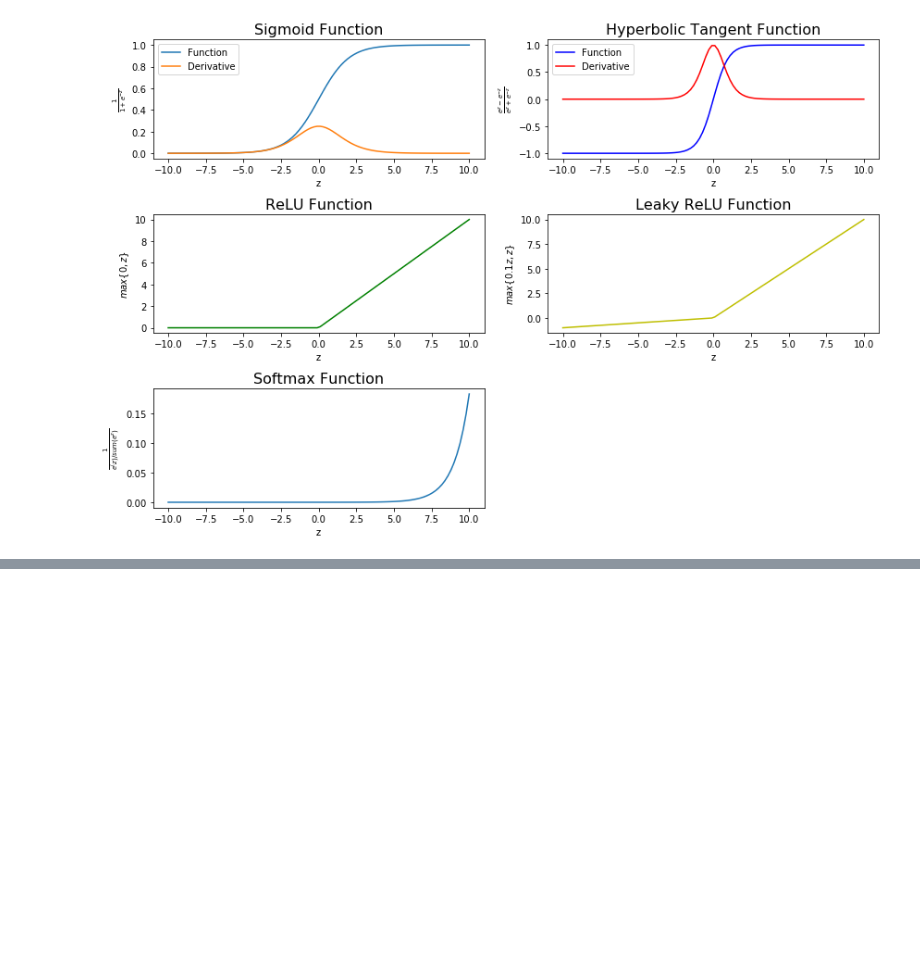
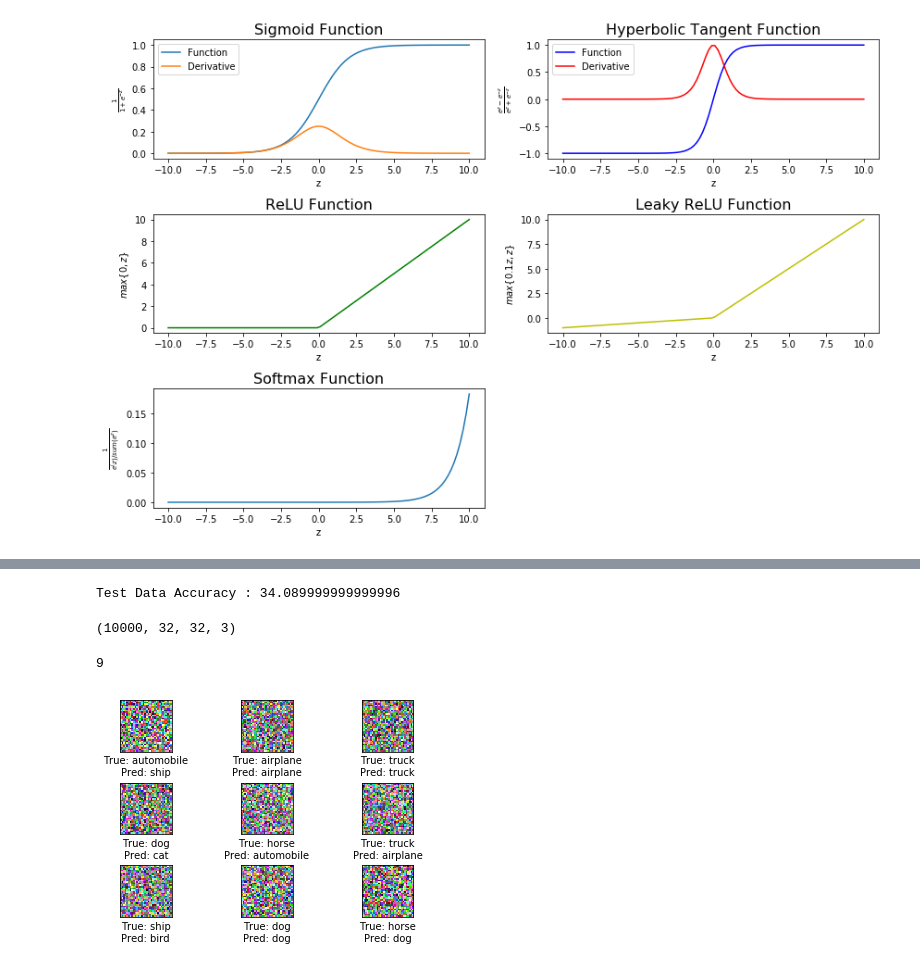
Before and after one commit to Joby2Code/DeepLearning, a Jupyter notebook: Neural_Network_poc.ipynb, the cells around one changed output, grey strips where cells are left out. Drawn from its saved outputs; the diff is of its cells as text; code cells hidden in the pictures; blank space fills up the shorter version.

Commit message:
plotting accuracy and test results

```diff
--- a/Neural_Network_poc.ipynb
+++ b/Neural_Network_poc.ipynb
@@ -707,0 +655,3 @@ Y_max[10]
+# %%
+
+Y_pred_max = np.argmax(y_pred,axis=1)
@@ -707,0 +660,24 @@ Y_max[10]
+# %%
+y_true = cls_test
+# %%
+score = accuracy_score(y_true,Y_pred_max,normalize=True)*100
+print('Test Data Accuracy : {}'.format(score))
+# %% [output]
+Test Data Accuracy : 34.089999999999996
+# %%
+images = X.reshape(10000,32,32,3)
+images.shape
+# %% [output]
+(10000, 32, 32, 3)
+# %%
+# Plot the images and labels after classification.
+cls_pred = Y_pred_max[9:18]
+cls_true = y_true[9:18].T
+images = images[9:18]
+len(images)
+# %% [output]
+9
+# %%
+plot_images(images=images, cls_true=cls_true,cls_pred=cls_pred, smooth=False)
+# %% [output]
+[figure, added]
```
Also changed, not shown: parts of 23 cells of this notebook, 1 other file.
